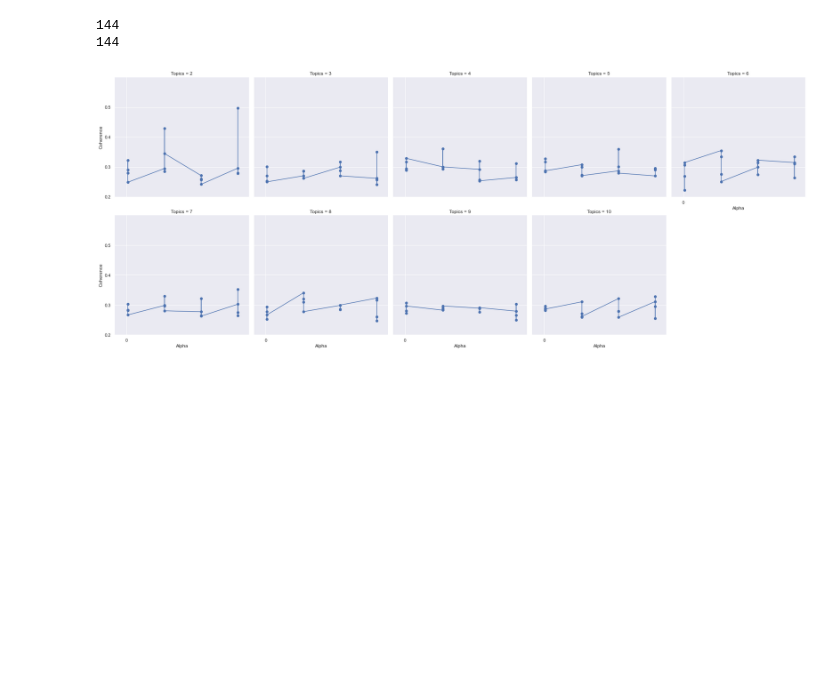
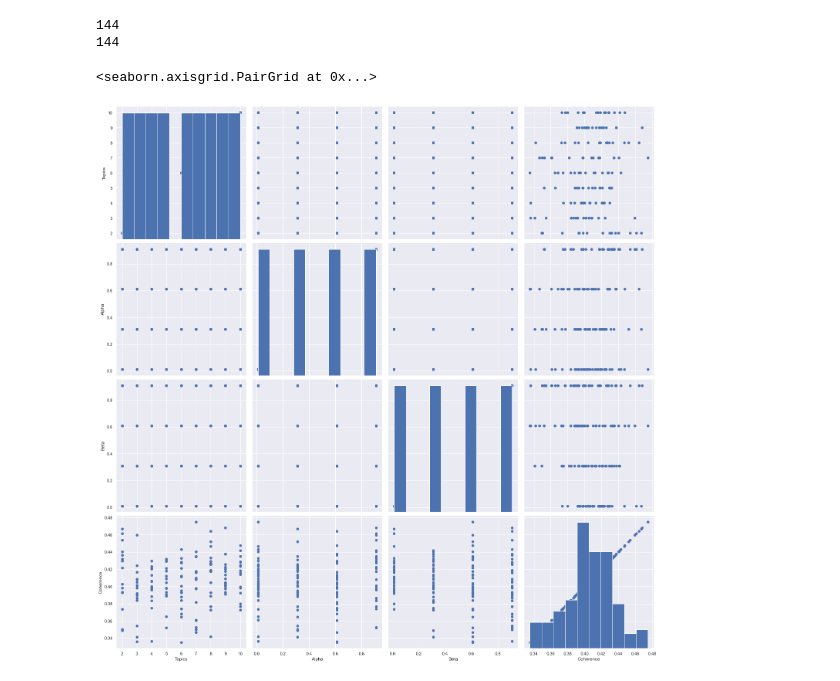
Before and after one commit to reidemeister94/news-analytics, a Jupyter notebook: test_modules/topic-lda_old/Topic Coherence.ipynb, the cells around one changed output. Saved outputs shown, nothing was run; the diff lists cells and outputs as text; code cells hidden in the pictures; blank space fills up the shorter version.

Commit message:
Topic coherence - initial results

```diff
--- a/test_modules/topic-lda_old/Topic Coherence.ipynb
+++ b/test_modules/topic-lda_old/Topic Coherence.ipynb
@@ -239,11 +246,9 @@ import seaborn as sns
 import matplotlib.pyplot as plt
 # %%
 sns.set(style="darkgrid")
-# %%
-grid = sns.FacetGrid(res_75, col="Topics", palette="tab20c", col_wrap=5, height=5)
-grid.map(plt.plot, "Alpha", "Coherence", marker="o")
-grid.set(xticks=np.arange(1), yticks=[0.1, 0.2, 0.3, 0.4, 0.5],
-         xlim=(-0.1, 1), ylim=(0.2, 0.6))
-grid.fig.tight_layout(w_pad=1)
-# %% [output]
-[figure, removed]
+# %%
+grid = sns.pairplot(res_75, palette="tab20c", height=5)
+grid.map(plt.scatter, marker="o")
+# %% [output]
+<seaborn.axisgrid.PairGrid at 0x...>
+[figure, added]
```
Also changed, not shown: parts of 6 cells of this notebook, 1 other file.
